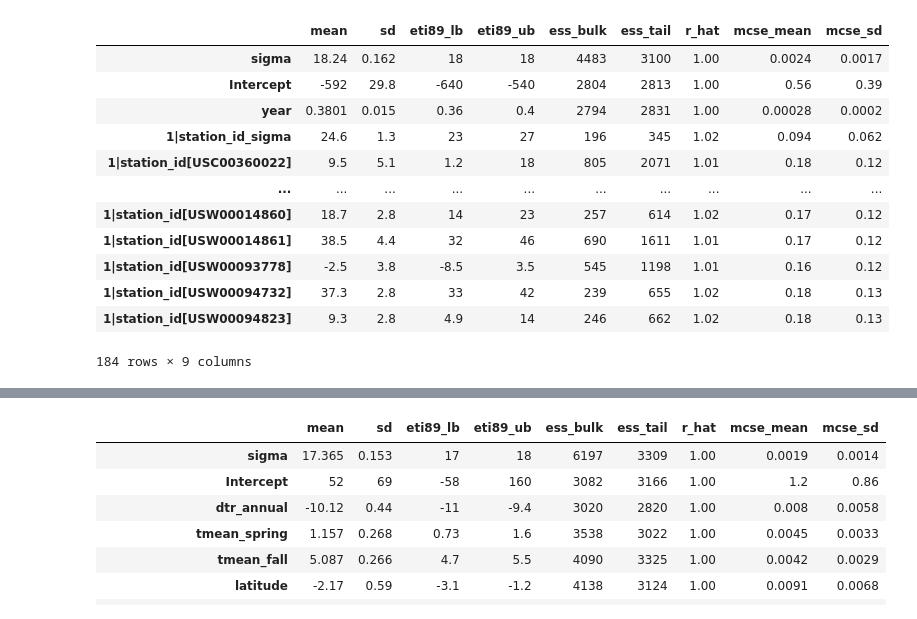
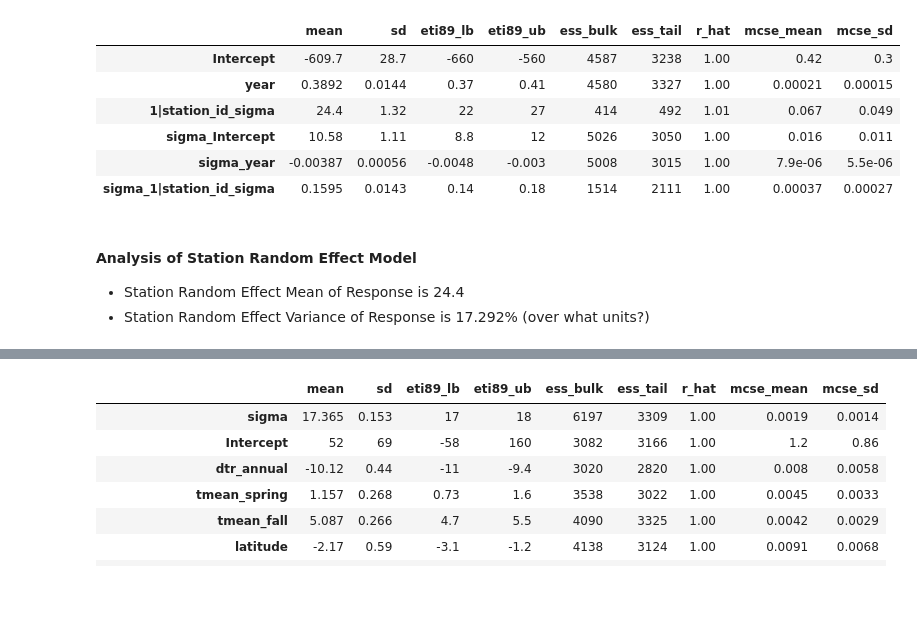
Before and after one commit to samjbaugh/reu26, a Jupyter notebook: Spatial_vs_Temporal_variance_correction.ipynb, the cells around one changed output, grey strips where cells are left out. Drawn from its saved outputs; the diff is of its cells as text; code cells hidden in the pictures; blank space fills up the shorter version.

```diff
--- a/Spatial_vs_Temporal_variance_correction.ipynb
+++ b/Spatial_vs_Temporal_variance_correction.ipynb
@@ -29,7 +29,8 @@ pa_gs = pa_gs[pa_gs['year'] >= 1960]
 #dropping non-numeric columns
 pa_gs = pa_gs.drop(['last_spring_frost_date', 'first_fall_frost_date', 'station_name','state'], axis=1)
 # %%
-stn_rdm_effect_model = bmb.Model("growing_season_length ~ year + (1|station_id)", pa_gs, dropna = True)
+stn_rdm_effect_model_formula = bmb.Formula("growing_season_length ~ year + (1|station_id)", "sigma ~ year + (1|station_id)")
+stn_rdm_effect_model = bmb.Model(stn_rdm_effect_model_formula, pa_gs, dropna = True)
 stn_rdm_effect_output = stn_rdm_effect_model.fit()
 # %% [output]
                                                              Grad
@@ -44,21 +45,19 @@ Sampling 4 chains for 1_000 tune and 1_000 draw iterations (4_000 + 4_000 draws
 The rhat statistic is larger than 1.01 for some parameters. This indicates problems during sampling. See https://arxiv.org/abs/1903.08008 for details
 The effective sample size per chain is smaller than 100 for some parameters.  A higher number is needed for reliable rhat and ess computation. See https://arxiv.org/abs/1903.08008 for details
 # %%
-az.summary(stn_rdm_effect_output)
+az.summary(stn_rdm_effect_output).head(6)
 # %% [output]
 |  | mean | sd | eti89_lb | eti89_ub | ess_bulk | ess_tail | r_hat | mcse_mean | mcse_sd |
-| sigma | 18.24 | 0.162 | 18 | 18 | 4483 | 3100 | 1.00 | 0.0024 | 0.0017 |
-| Intercept | -592 | 29.8 | -640 | -540 | 2804 | 2813 | 1.00 | 0.56 | 0.39 |
-| year | 0.3801 | 0.015 | 0.36 | 0.4 | 2794 | 2831 | 1.00 | 0.00028 | 0.0002 |
-| 1|station_id_sigma | 24.6 | 1.3 | 23 | 27 | 196 | 345 | 1.02 | 0.094 | 0.062 |
-| 1|station_id[USC00360022] | 9.5 | 5.1 | 1.2 | 18 | 805 | 2071 | 1.01 | 0.18 | 0.12 |
-| ... | ... | ... | ... | ... | ... | ... | ... | ... | ... |
-| 1|station_id[USW00014860] | 18.7 | 2.8 | 14 | 23 | 257 | 614 | 1.02 | 0.17 | 0.12 |
-| 1|station_id[USW00014861] | 38.5 | 4.4 | 32 | 46 | 690 | 1611 | 1.01 | 0.17 | 0.12 |
-| 1|station_id[USW00093778] | -2.5 | 3.8 | -8.5 | 3.5 | 545 | 1198 | 1.01 | 0.16 | 0.12 |
-| 1|station_id[USW00094732] | 37.3 | 2.8 | 33 | 42 | 239 | 655 | 1.02 | 0.18 | 0.13 |
-| 1|station_id[USW00094823] | 9.3 | 2.8 | 4.9 | 14 | 246 | 662 | 1.02 | 0.18 | 0.13 |
+| Intercept | -609.7 | 28.7 | -660 | -560 | 4587 | 3238 | 1.00 | 0.42 | 0.3 |
+| year | 0.3892 | 0.0144 | 0.37 | 0.41 | 4580 | 3327 | 1.00 | 0.00021 | 0.00015 |
+| 1|station_id_sigma | 24.4 | 1.32 | 22 | 27 | 414 | 492 | 1.01 | 0.067 | 0.049 |
+| sigma_Intercept | 10.58 | 1.11 | 8.8 | 12 | 5026 | 3050 | 1.00 | 0.016 | 0.011 |
+| sigma_year | -0.00387 | 0.00056 | -0.0048 | -0.003 | 5008 | 3015 | 1.00 | 7.9e-06 | 5.5e-06 |
+| sigma_1|station_id_sigma | 0.1595 | 0.0143 | 0.14 | 0.18 | 1514 | 2111 | 1.00 | 0.00037 | 0.00027 |
-184 rows × 9 columns
+# %% [markdown]
+#### Analysis of Station Random Effect Model
+* Station Random Effect Mean of Response is 24.4
+* Station Random Effect Variance of Response is 17.292% (over what units?)
 # %%
 cov_all = list_to_str(['dtr_annual','tmean_spring','tmean_fall','latitude','longitude','tmax_annual','oni_annual',
                 'nao_annual','pna_annual','amo_annual','sst_north_atlantic','pwat_station','dewpoint_station',
```
Also changed, not shown: parts of 1 cell of this notebook, 7 other files.
